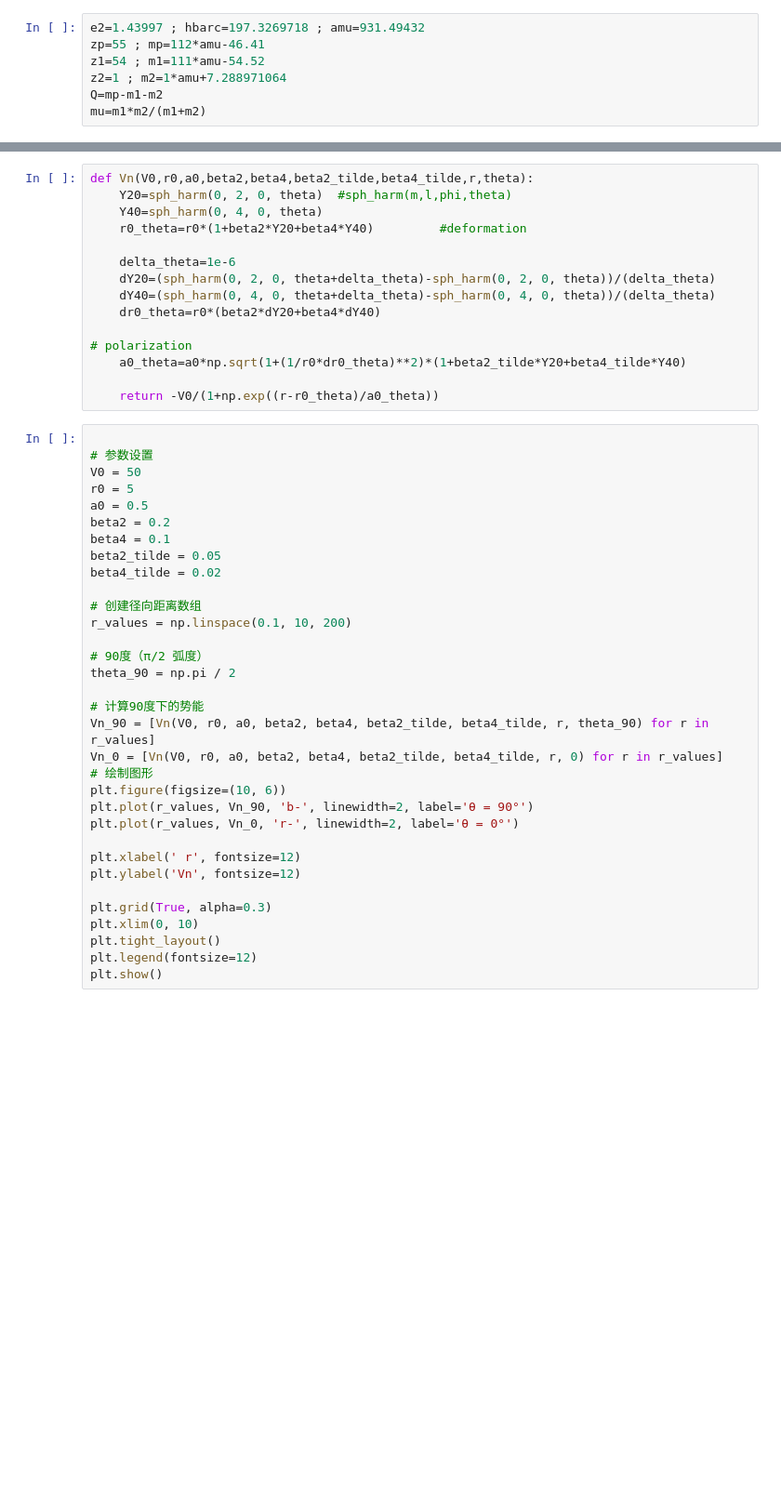
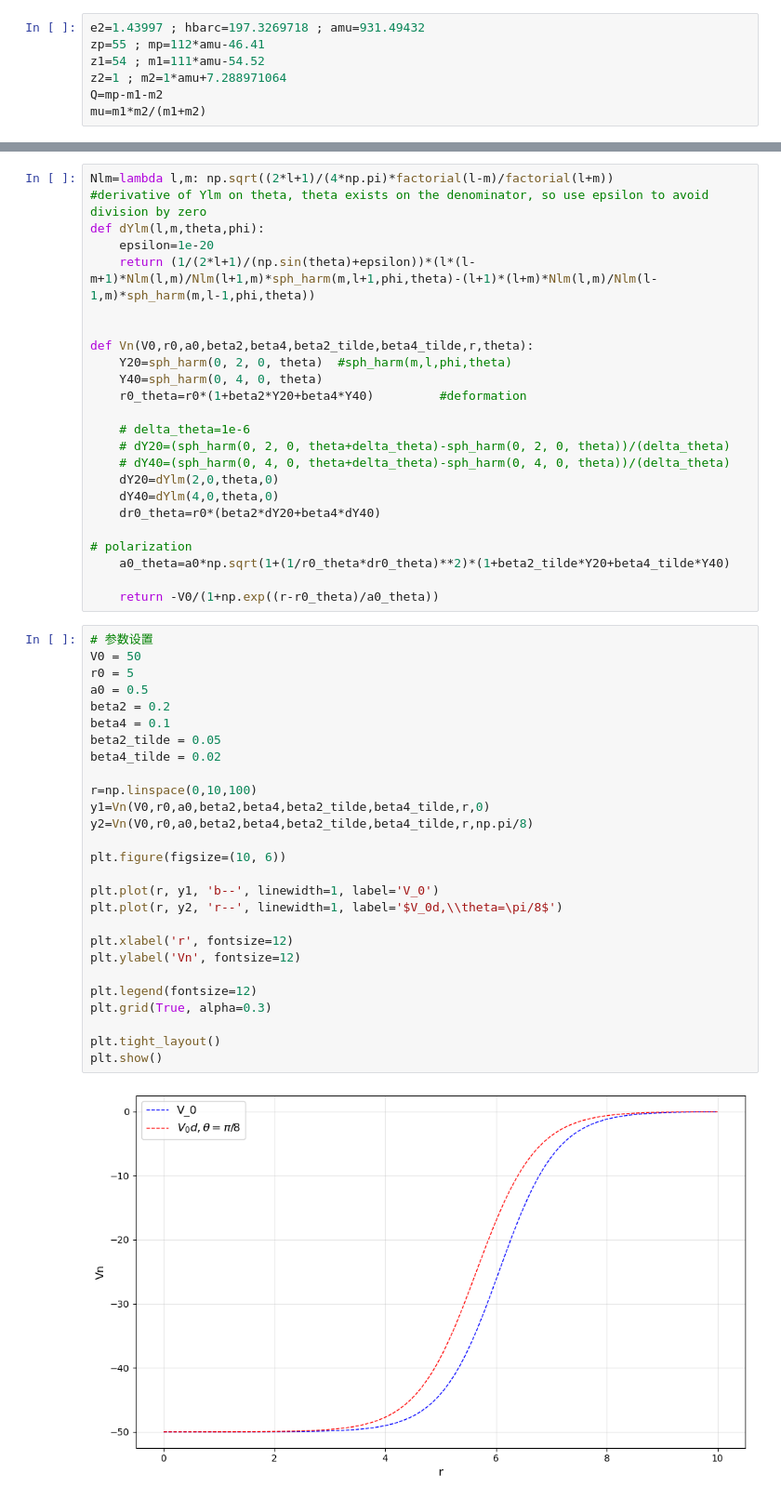
Before and after one commit to Duohereshui99/fit.test, a Jupyter notebook: ff/ff.ipynb, the cells around one changed output, grey strips where cells are left out. Shown at 93% size. Saved outputs shown, nothing was run; the diff lists cells and outputs as text; blank space fills up the shorter version.

```diff
--- a/ff/ff.ipynb
+++ b/ff/ff.ipynb
@@ -19,48 +21,53 @@ mu=m1*m2/(m1+m2)
 # %%
+Nlm=lambda l,m: np.sqrt((2*l+1)/(4*np.pi)*factorial(l-m)/factorial(l+m))
+#derivative of Ylm on theta, theta exists on the denominator, so use epsilon to avoid division by zero
+def dYlm(l,m,theta,phi):
+    epsilon=1e-20
+    return (1/(2*l+1)/(np.sin(theta)+epsilon))*(l*(l-m+1)*Nlm(l,m)/Nlm(l+1,m)*sph_harm(m,l+1,phi,theta)-(l+1)*(l+m)*Nlm(l,m)/Nlm(l-1,m)*sph_harm(m,l-1,phi,theta))
+
+
 def Vn(V0,r0,a0,beta2,beta4,beta2_tilde,beta4_tilde,r,theta):
     Y20=sph_harm(0, 2, 0, theta)  #sph_harm(m,l,phi,theta)
     Y40=sph_harm(0, 4, 0, theta)
     r0_theta=r0*(1+beta2*Y20+beta4*Y40)         #deformation
 
-    delta_theta=1e-6
-    dY20=(sph_harm(0, 2, 0, theta+delta_theta)-sph_harm(0, 2, 0, theta))/(delta_theta)
-    dY40=(sph_harm(0, 4, 0, theta+delta_theta)-sph_harm(0, 4, 0, theta))/(delta_theta)
+    # delta_theta=1e-6
+    # dY20=(sph_harm(0, 2, 0, theta+delta_theta)-sph_harm(0, 2, 0, theta))/(delta_theta)
+    # dY40=(sph_harm(0, 4, 0, theta+delta_theta)-sph_harm(0, 4, 0, theta))/(delta_theta)
+    dY20=dYlm(2,0,theta,0)
+    dY40=dYlm(4,0,theta,0)
     dr0_theta=r0*(beta2*dY20+beta4*dY40)
 
 # polarization
-    a0_theta=a0*np.sqrt(1+(1/r0*dr0_theta)**2)*(1+beta2_tilde*Y20+beta4_tilde*Y40)
+    a0_theta=a0*np.sqrt(1+(1/r0_theta*dr0_theta)**2)*(1+beta2_tilde*Y20+beta4_tilde*Y40)
 
     return -V0/(1+np.exp((r-r0_theta)/a0_theta))
 # %%
-
 # 参数设置
 V0 = 50
 r0 = 5
 a0 = 0.5
 beta2 = 0.2
 beta4 = 0.1
 beta2_tilde = 0.05
 beta4_tilde = 0.02
 
-# 创建径向距离数组
-r_values = np.linspace(0.1, 10, 200)
+r=np.linspace(0,10,100)
+y1=Vn(V0,r0,a0,beta2,beta4,beta2_tilde,beta4_tilde,r,0)
+y2=Vn(V0,r0,a0,beta2,beta4,beta2_tilde,beta4_tilde,r,np.pi/8)
 
-# 90度（π/2 弧度）
-theta_90 = np.pi / 2
+plt.figure(figsize=(10, 6))
 
-# 计算90度下的势能
-Vn_90 = [Vn(V0, r0, a0, beta2, beta4, beta2_tilde, beta4_tilde, r, theta_90) for r in r_values]
-Vn_0 = [Vn(V0, r0, a0, beta2, beta4, beta2_tilde, beta4_tilde, r, 0) for r in r_values]
-# 绘制图形
-plt.figure(figsize=(10, 6))
-plt.plot(r_values, Vn_90, 'b-', linewidth=2, label='θ = 90°')
-plt.plot(r_values, Vn_0, 'r-', linewidth=2, label='θ = 0°')
+plt.plot(r, y1, 'b--', linewidth=1, label='V_0')
+plt.plot(r, y2, 'r--', linewidth=1, label='$V_0d,\\theta=\pi/8$')
 
-plt.xlabel(' r', fontsize=12)
+plt.xlabel('r', fontsize=12)
 plt.ylabel('Vn', fontsize=12)
 
+plt.legend(fontsize=12)
 plt.grid(True, alpha=0.3)
-plt.xlim(0, 10)
+
 plt.tight_layout()
-plt.legend(fontsize=12)
 plt.show()
+# %% [output]
+[figure, added]
```
Also changed, not shown: parts of 2 cells of this notebook.
